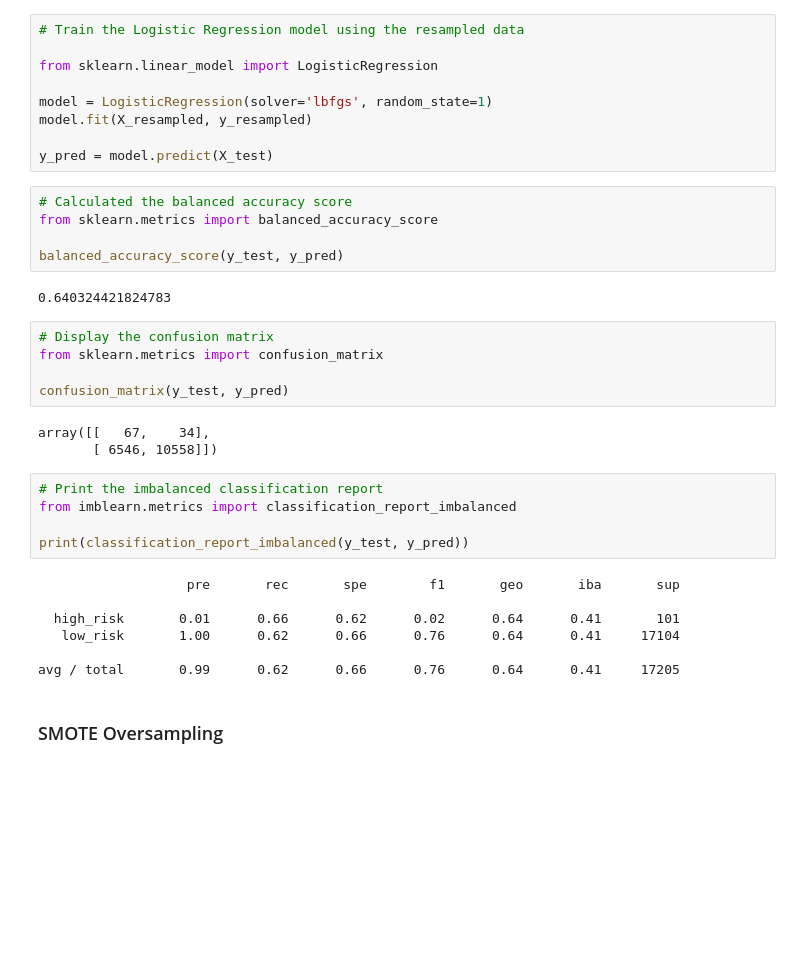
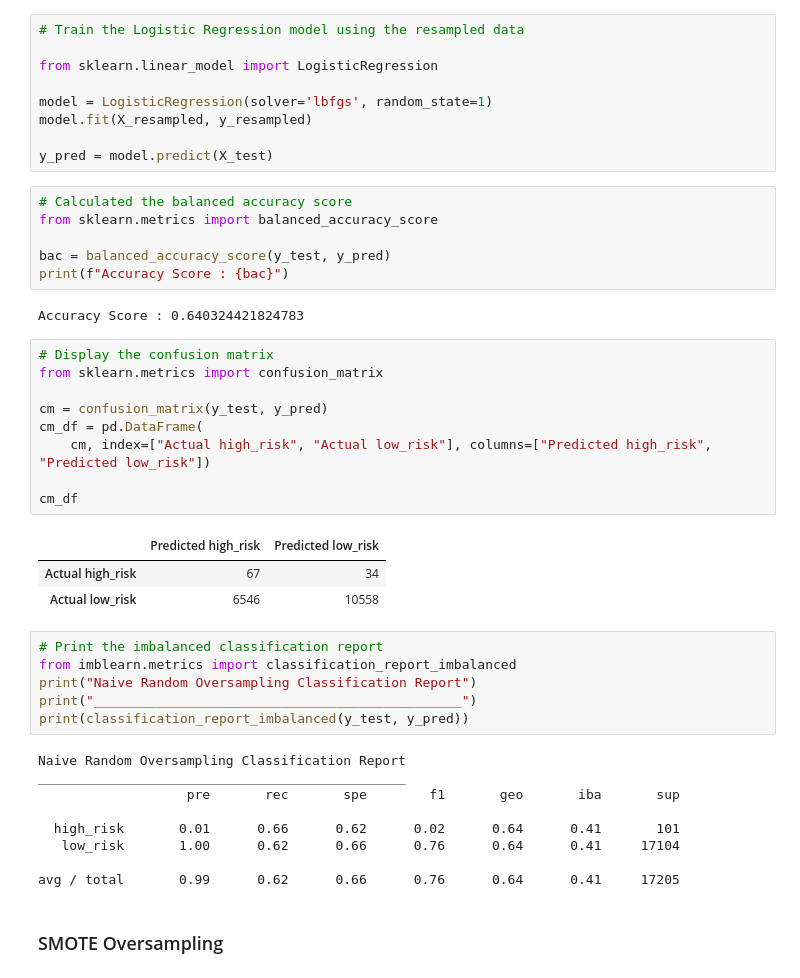
Before and after one commit to xenia-e/17_Credit_Risk_Analysis, a Jupyter notebook: credit_risk_resampling.ipynb, the cells around one changed output. Saved outputs shown, nothing was run; the diff lists cells and outputs as text; blank space fills up the shorter version.

Commit message:
written report

```diff
--- a/credit_risk_resampling.ipynb
+++ b/credit_risk_resampling.ipynb
@@ -212,23 +212,32 @@ y_pred = model.predict(X_test)
 # Calculated the balanced accuracy score
 from sklearn.metrics import balanced_accuracy_score
 
-balanced_accuracy_score(y_test, y_pred)
+bac = balanced_accuracy_score(y_test, y_pred)
+print(f"Accuracy Score : {bac}")
 # %% [output]
-0.640324421824783
+Accuracy Score : 0.640324421824783
 # %%
 # Display the confusion matrix
 from sklearn.metrics import confusion_matrix
 
-confusion_matrix(y_test, y_pred)
+cm = confusion_matrix(y_test, y_pred)
+cm_df = pd.DataFrame(
+    cm, index=["Actual high_risk", "Actual low_risk"], columns=["Predicted high_risk", "Predicted low_risk"])
+
+cm_df
 # %% [output]
-array([[   67,    34],
-       [ 6546, 10558]])
+|  | Predicted high_risk | Predicted low_risk |
+| Actual high_risk | 67 | 34 |
+| Actual low_risk | 6546 | 10558 |
 # %%
 # Print the imbalanced classification report
 from imblearn.metrics import classification_report_imbalanced
-
+print("Naive Random Oversampling Classification Report")
+print("_______________________________________________")
 print(classification_report_imbalanced(y_test, y_pred))
 # %% [output]
+Naive Random Oversampling Classification Report
+_______________________________________________
                    pre       rec       spe        f1       geo       iba       sup
 
   high_risk       0.01      0.66      0.62      0.02      0.64      0.41       101
```
Also changed, not shown: parts of 9 cells of this notebook, 2 other files.
